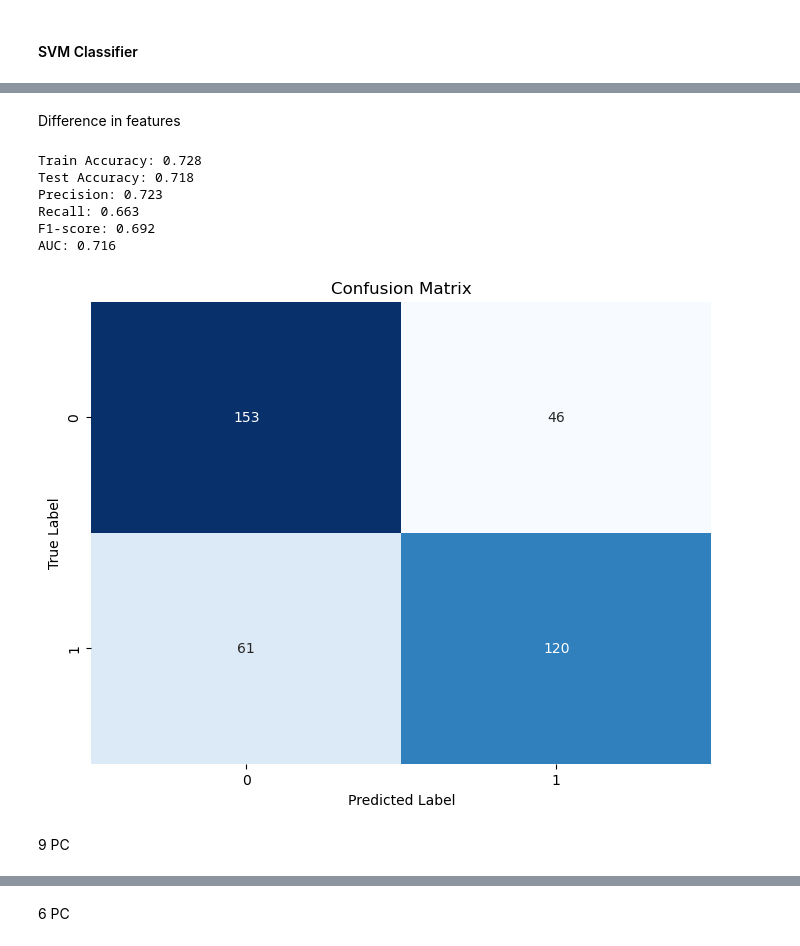
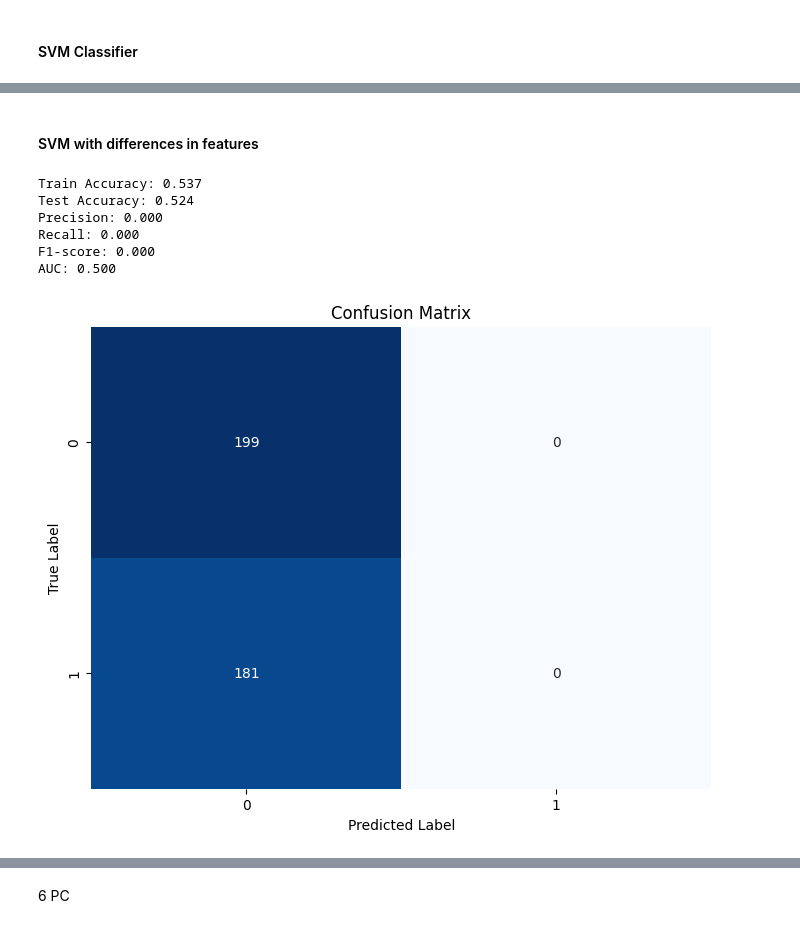
Before and after one commit to BhosaleAniket/MATH-189-Final-Project, a Jupyter notebook: final_project.ipynb, the cells around one changed output, grey strips where cells are left out. Saved outputs shown, nothing was run; the diff lists cells and outputs as text; code cells hidden in the pictures.

```diff
--- a/final_project.ipynb
+++ b/final_project.ipynb
@@ -688,7 +867,10 @@ AUC:       0.803
 import statsmodels
 from statsmodels.stats.outliers_influence import variance_inflation_factor # type: ignore
 
-X_new = df_numerical.copy()
+df_numerical_difference = combined_df.drop(columns={"MatchDate", 'KickoffTime','HomeTeam', 'AwayTeam', 'HalfTimeResult', 'Season', "Referee"})
+df_numerical_difference["FullTimeResult"] = (combined_df["FullTimeResult"] == "H").astype(int)
+
+X_new = df_numerical_difference.drop(columns={"FullTimeResult"})
 vif = pd.DataFrame([variance_inflation_factor(X_new.values, i) for i in range(X_new.shape[1])], index=X_new.columns, columns=['VIF'])
 print(vif)
 
@@ -714,7 +896,7 @@ pca.transform(X_new)[:, 0:q]
 pca_X = -pca.transform(X_new)[:,:q]
 
 pca_df = pd.DataFrame(pca_X, columns=['Z1', 'Z2', 'Z3', 'Z4', 'Z5', 'Z6', 'Z7', 'Z8', 'Z9'])
-pca_df["FTR"] = df_new["FullTimeResult"].reset_index(drop=True)
+pca_df["FTR"] = df_numerical_difference["FullTimeResult"].reset_index(drop=True)
 
 #include new variable = FTAwayG-FTHomeG
 #run pca on only the numerical covariates
@@ -723,24 +905,9 @@ Z = pca_df.drop('FTR', axis=1)
 vif = pd.DataFrame([variance_inflation_factor(Z.values, i) for i in range(Z.shape[1])], index=Z.columns, columns=['VIF'])
 print(vif)
 
-import statsmodels
-import statsmodels.api as sm
-import statsmodels.formula.api as smf
-from statsmodels.tsa.stattools import acf
-
 pca_fit = smf.logit('FTR ~ Z1 + Z2 + Z3 + Z4 + Z5 + Z6 + Z7 + Z8 + Z9', pca_df).fit(cov_type="hc0")
 
 print(pca_fit.summary())
-
-from sklearn.metrics import (
-    confusion_matrix,
-    accuracy_score,
-    precision_score,
-    recall_score,
-    f1_score,
-    roc_curve,
-    roc_auc_score
-)
 
 # 1. Get predicted probabilities (scores) from your logistic model
 y_true = pca_df["FTR"]  # Ground truth
@@ -1284,60 +1109,51 @@ AUC: 0.713
 [figure]
-# %% [markdown]
-Difference in features
+# %% [markdown]
+#### SVM with differences in features
 # %%
-# create another SVM classifier
+X = df_numerical_difference.drop(columns=["FullTimeResult", "FullTimeHomeGoals", "HalfTimeHomeGoals", "FullTimeAwayGoals", "HalfTimeAwayGoals", "HomeShots", "AwayShots", "HomeShotsOnTarget", "AwayShotsOnTarget", "HomeCorners", "AwayCorners"])
+y = df_numerical_difference["FullTimeResult"]
 
-# Prepare the data
-X = df_numerical_difference.drop(columns=["FTR", "FullTimeHomeGoals", "HalfTimeHomeGoals", "FullTimeAwayGoals", "HalfTimeAwayGoals", "HomeShots", "AwayShots", "HomeShotsOnTarget", "AwayShotsOnTarget", "HomeCorners", "AwayCorners"])
-y = df_numerical_difference["FTR"]
-
-# Split the data into training and testing sets
 X_train, X_test, y_train, y_test = train_test_split(X, y, test_size=0.2, random_state=42)
 
-# Train the SVM classifier
 svm = SVC(kernel='linear')
 svm.fit(X_train, y_train)
 
-# Make predictions
+# predictions
 y_pred_train = svm.predict(X_train)
 y_pred_test = svm.predict(X_test)
 
-# Calculate accuracy
+# accuracy
 train_accuracy = accuracy_score(y_train, y_pred_train)
 test_accuracy = accuracy_score(y_test, y_pred_test)
 
 print(f"Train Accuracy: {train_accuracy:.3f}")
 print(f"Test Accuracy: {test_accuracy:.3f}")
 
-# print precision, recall, and F1-score, and AUC
+# precision, recall, and F1-score, and AUC
 precision = precision_score(y_test, y_pred_test)
 recall = recall_score(y_test, y_pred_test)
 f1 = f1_score(y_test, y_pred_test)
 auc = roc_auc_score(y_test, y_pred_test)
 
 print(f"Precision: {precision:.3f}")
 print(f"Recall: {recall:.3f}")
 print(f"F1-score: {f1:.3f}")
 print(f"AUC: {auc:.3f}")
 
-
-# Create a confusion matrix
 cm = confusion_matrix(y_test, y_pred_test)
 
-# Plot the confusion matrix
+# plot the confusion matrix
 plt.figure(figsize=(8, 6))
 sns.heatmap(cm, annot=True, fmt='d', cmap='Blues', cbar=False)
 plt.xlabel('Predicted Label')
 plt.ylabel('True Label')
 plt.title('Confusion Matrix')
 plt.show()
 # %% [output]
-Train Accuracy: 0.728
-Test Accuracy: 0.718
-Precision: 0.723
-Recall: 0.663
-F1-score: 0.692
-AUC: 0.716
+Train Accuracy: 0.537
+Test Accuracy: 0.524
+Precision: 0.000
+Recall: 0.000
+F1-score: 0.000
+AUC: 0.500
-[figure, old version]
+[figure, new version]
-# %% [markdown]
-9 PC
```
Also changed, not shown: parts of 44 cells of this notebook.
